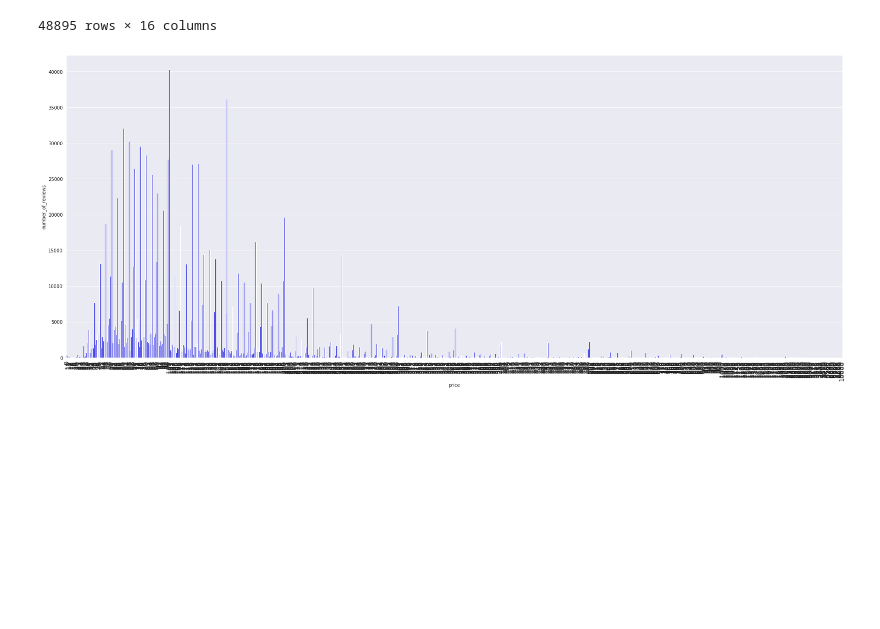
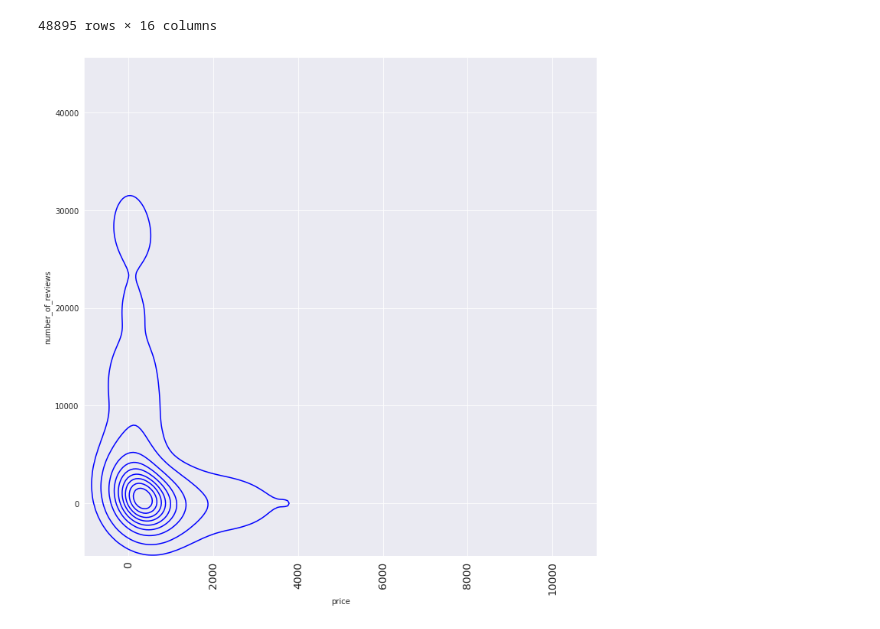
Before and after one commit to PranjalChaudhary/AirBnB-EDA-analysis, a Jupyter notebook: Airbnb_Bookings_Analysis.ipynb, the cells around one changed output. Drawn from its saved outputs; the diff is of its cells as text; code cells hidden in the pictures; blank space fills up the shorter version.

```diff
--- a/Airbnb_Bookings_Analysis.ipynb
+++ b/Airbnb_Bookings_Analysis.ipynb
@@ -23,7 +23,7 @@ drive.mount('/content/drive')
 Mounted at /content/drive
 # %%
 #Loading the dataset
-file_path = '/content/drive/MyDrive/airbnb/AirbnbNYC2019.csv'
+file_path = '/content/drive/MyDrive/AirBnB_Booking_analysis/AirbnbNYC2019.csv'
 df=pd.read_csv(file_path)
 # %%
 df.head()
@@ -135,11 +135,11 @@ df
 | 48894 | 36487245 | Trendy duplex in the very heart o... | 68119814 | Christophe | Manhattan | Hell's Kitchen | 40.76404 | -73.98933 | ... |
 48895 rows × 16 columns
 # %%
-data_price=df.groupby("price",as_index=False)['number_of_reviews'].sum()
-plt.rcParams["figure.figsize"] = [30,12]
+data_price=df[df['number_of_reviews']>0].groupby("price",as_index=False)['number_of_reviews'].sum()
+plt.rcParams["figure.figsize"] = [12,12]
 sns.set_style('darkgrid')
-vis1=sns.barplot(data=data_price,x='price',y='number_of_reviews',color='b')
+vis1=sns.kdeplot(data=data_price,x='price',y='number_of_reviews',color='b')
 plt.xticks(rotation=90,fontsize=14)
 plt.show()
 # %% [output]
-[figure, old version]
+[figure, new version]
```
Also changed, not shown: parts of 5 cells of this notebook.
